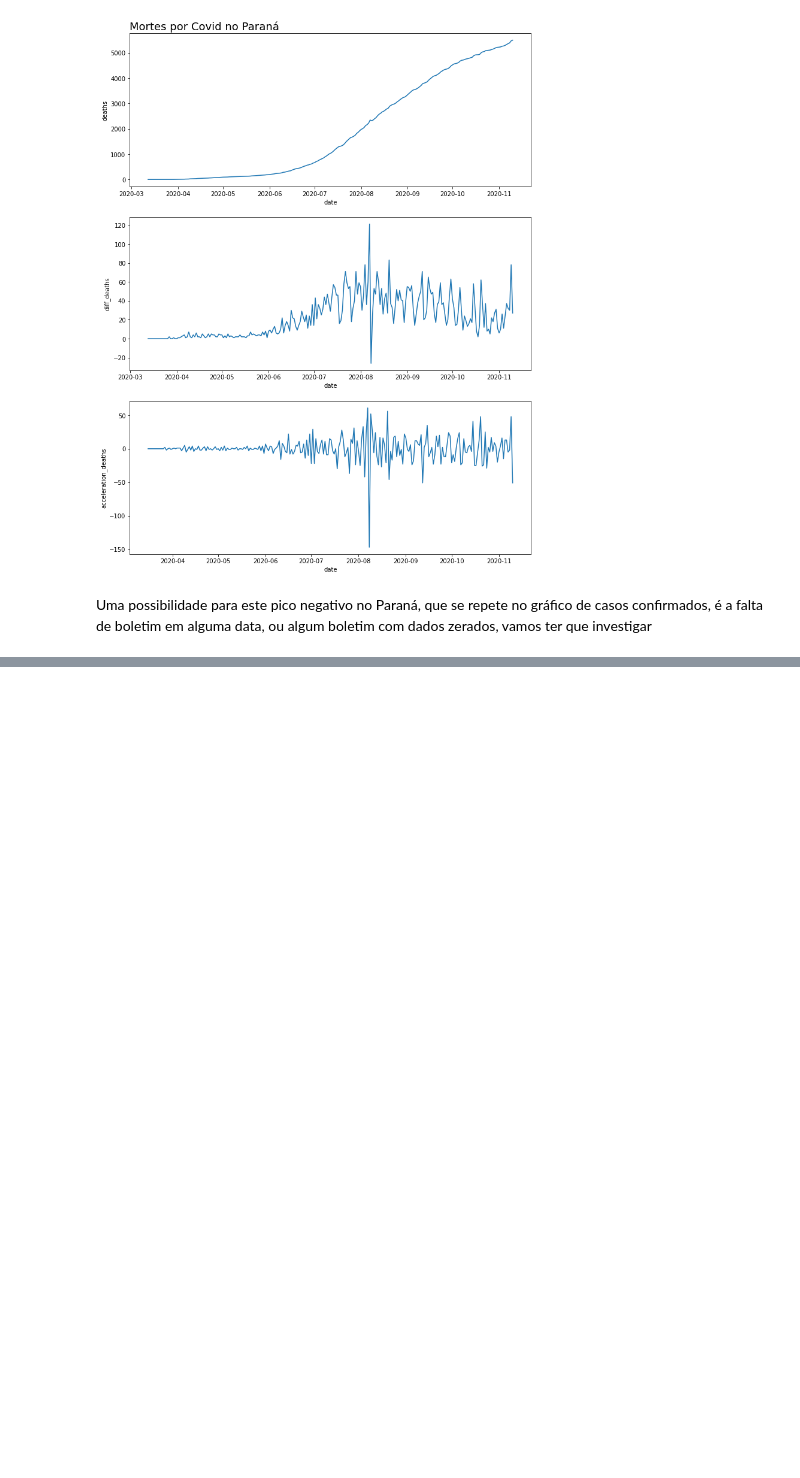
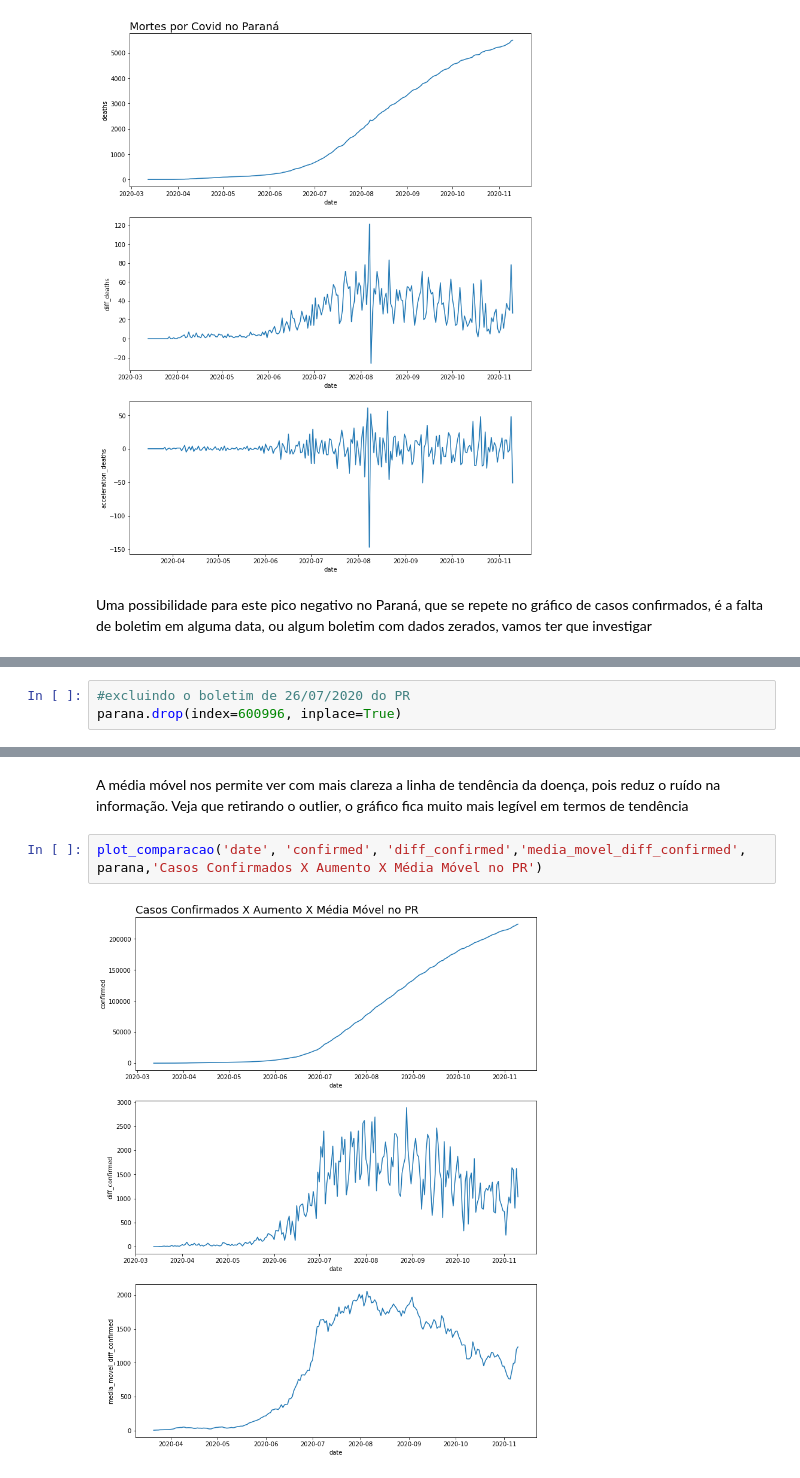
Before and after one commit to ClarisseAlvarenga/bootcamp_datascience_alura, a Jupyter notebook: SEMANA01/Clarisse_Alvarenga_Projeto_Bootcamp_Módulo_01.ipynb, the cells around one changed output, grey strips where cells are left out. Drawn from its saved outputs; the diff is of its cells as text; blank space fills up the shorter version.

```diff
--- a/SEMANA01/Clarisse_Alvarenga_Projeto_Bootcamp_Módulo_01.ipynb
+++ b/SEMANA01/Clarisse_Alvarenga_Projeto_Bootcamp_Módulo_01.ipynb
@@ -767,0 +886,3 @@ Uma possibilidade para este pico negativo no Paraná, que se repete no gráfico
+# %%
+#excluindo o boletim de 26/07/2020 do PR
+parana.drop(index=600996, inplace=True)
@@ -767,0 +917,6 @@ Uma possibilidade para este pico negativo no Paraná, que se repete no gráfico
+# %% [markdown]
+A média móvel nos permite ver com mais clareza a linha de tendência da doença, pois reduz o ruído na informação. Veja que retirando o outlier, o gráfico fica muito mais legível em termos de tendência
+# %%
+plot_comparacao('date', 'confirmed', 'diff_confirmed','media_movel_diff_confirmed', parana,'Casos Confirmados X Aumento X Média Móvel no PR')
+# %% [output]
+[figure, added]
```
Also changed, not shown: parts of 78 cells of this notebook.
